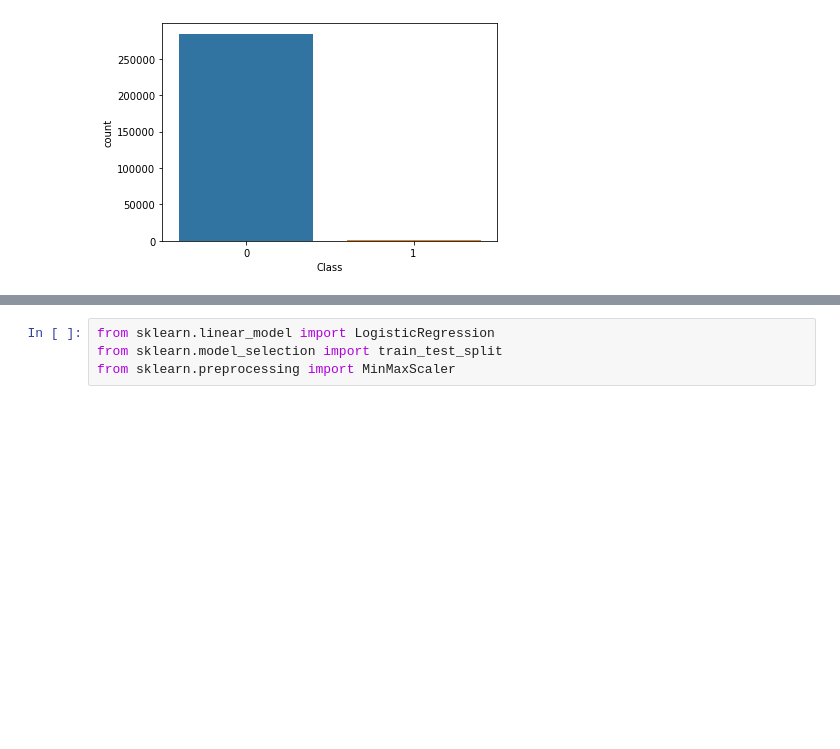
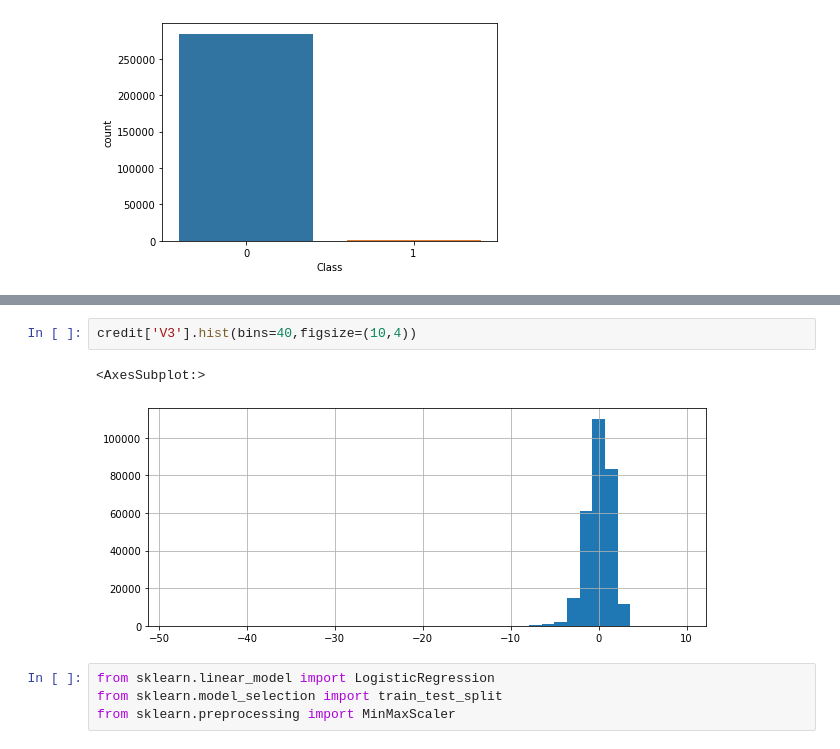
Before and after one commit to bthakr1/Machine_Learning, a Jupyter notebook: Logistic_Regression.ipynb, the cells around one changed output, grey strips where cells are left out. Drawn from its saved outputs; the diff is of its cells as text; blank space fills up the shorter version.

```diff
--- a/Logistic_Regression.ipynb
+++ b/Logistic_Regression.ipynb
@@ -39,3 +50,8 @@ plt.show()
+# %%
+credit['V3'].hist(bins=40,figsize=(10,4))
+# %% [output]
+<AxesSubplot:>
+[figure, added]
 # %%
 from sklearn.linear_model import LogisticRegression
 from sklearn.model_selection import train_test_split
```
Also changed, not shown: parts of 3 cells of this notebook.
